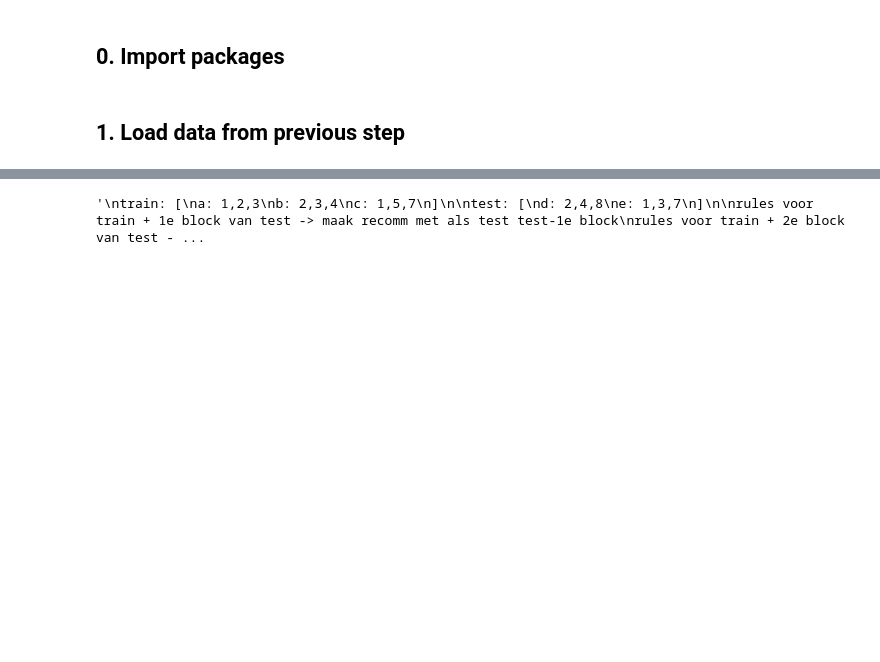
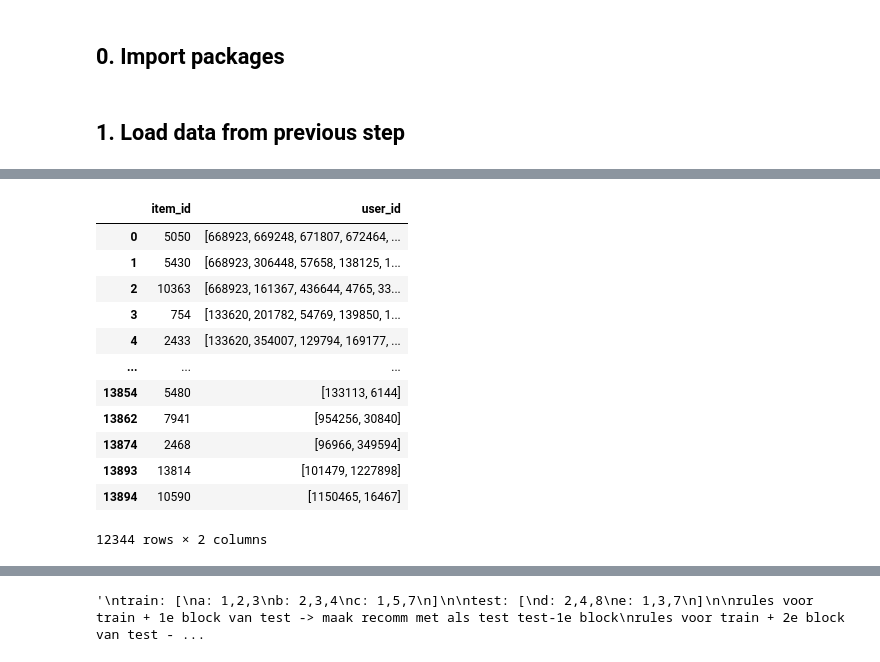
Before and after one commit to stijnrosaer/project-ai, a Jupyter notebook: notebooks/2_association_rules.ipynb, the cells around one changed output, grey strips where cells are left out. Drawn from its saved outputs; the diff is of its cells as text; code cells hidden in the pictures; blank space fills up the shorter version.

```diff
--- a/notebooks/2_association_rules.ipynb
+++ b/notebooks/2_association_rules.ipynb
@@ -34,4 +34,20 @@ train_df
 438742 rows × 3 columns
+# %%
+article_train_df
+# %% [output]
+|  | item_id | user_id |
+| 0 | 5050 | [668923, 669248, 671807, 672464, ... |
+| 1 | 5430 | [668923, 306448, 57658, 138125, 1... |
+| 2 | 10363 | [668923, 161367, 436644, 4765, 33... |
+| 3 | 754 | [133620, 201782, 54769, 139850, 1... |
+| 4 | 2433 | [133620, 354007, 129794, 169177, ... |
+| ... | ... | ... |
+| 13854 | 5480 | [133113, 6144] |
+| 13862 | 7941 | [954256, 30840] |
+| 13874 | 2468 | [96966, 349594] |
+| 13893 | 13814 | [101479, 1227898] |
+| 13894 | 10590 | [1150465, 16467] |
+12344 rows × 2 columns
 # %%
 data = train_df.set_index("user_id").to_dict()["item_id"]
 article_data = article_train_df.set_index("item_id").to_dict()["user_id"]
```
Also changed, not shown: parts of 8 cells of this notebook, 5 other files.
